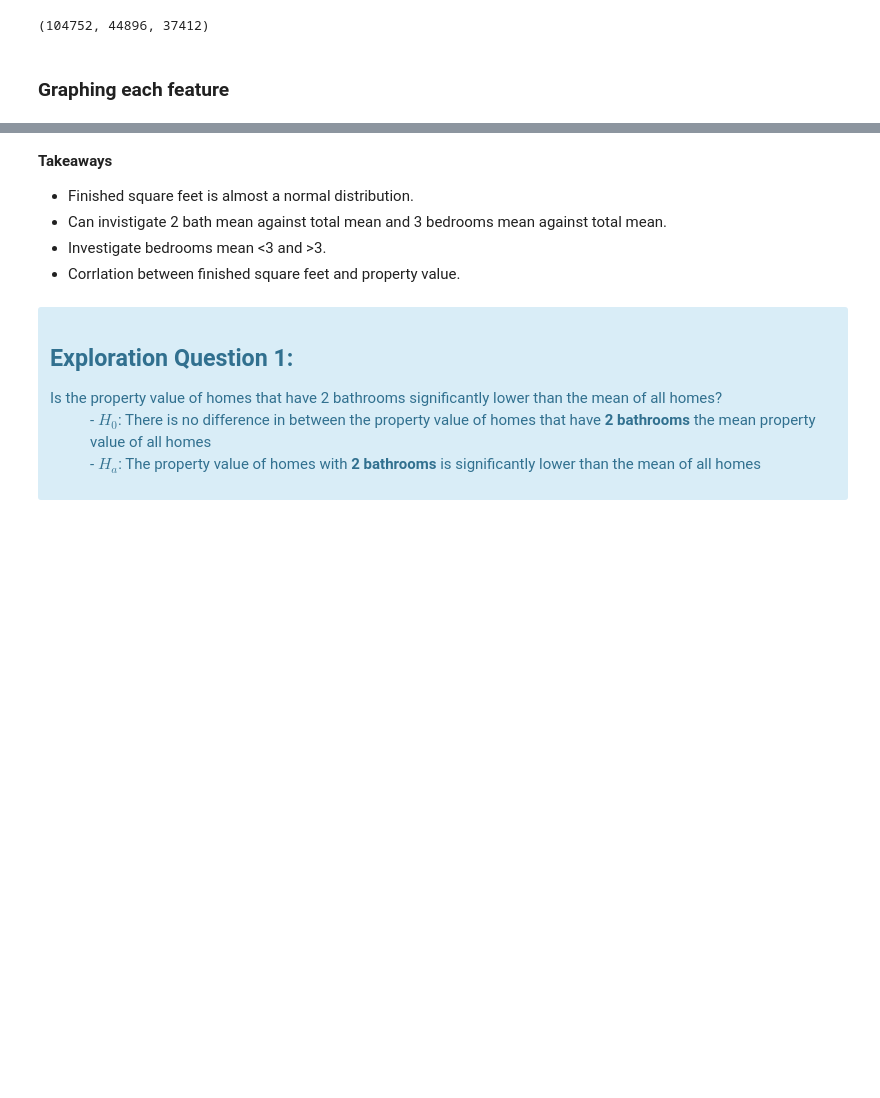
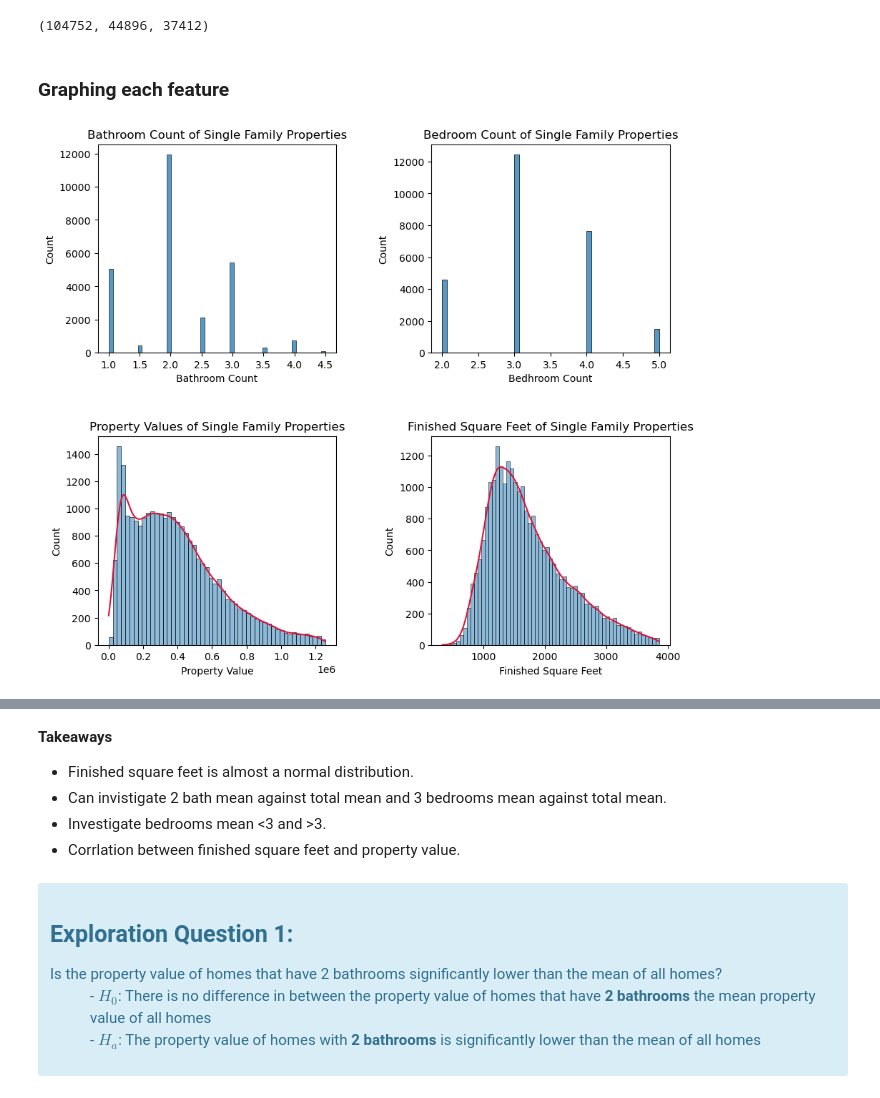
Before and after one commit to Andy-Jensen/Zillow-Project, a Jupyter notebook: explore.ipynb, the cells around one changed output, grey strips where cells are left out. Saved outputs shown, nothing was run; the diff lists cells and outputs as text; code cells hidden in the pictures; blank space fills up the shorter version.

```diff
--- a/explore.ipynb
+++ b/explore.ipynb
@@ -86,5 +86,51 @@ train.size, val.size, test.size
 (104752, 44896, 37412)
 # %% [markdown]
 ### Graphing each feature
+# %%
+def feature_graphs(train):
+    '''
+    first subplot of bathroom count
+    '''
+    plt.figure(figsize=(10,5))
+    plt.subplot(221)
+    sns.histplot(x=train['bath_count'], data=train)
+    plt.title('Bathroom Count of Single Family Properties')
+    plt.xlabel('Bathroom Count')
+    '''
+    second subplot of bedroom count
+    '''
+    plt.subplot(222)
+    sns.histplot(x=train['bed_count'], data=train)
+    plt.title('Bedroom Count of Single Family Properties')
+    plt.xlabel('Bedhroom Count')
+    '''
+    third subplot of property value
+    '''
+    plt.subplot(223)
+    ax = sns.histplot(x=train['property_value'], data=train, kde=True)
+    ax.lines[0].set_color('crimson')
+    plt.title('Property Values of Single Family Properties')
+    plt.xlabel('Property Value')
+    '''
+    fourth subplot of finished square feet
+    '''
+    plt.subplot(224)
+    ax = sns.histplot(x=train['finished_sq_ft'], data=train, kde=True)
+    ax.lines[0].set_color('crimson')
+    plt.title('Finished Square Feet of Single Family Properties')
+    plt.xlabel('Finished Square Feet')
+    '''
+    adjusting the spacing between the subplots
+    '''
+    plt.subplots_adjust(left=0.1,
+                    bottom=0.1,
+                    right=0.9,
+                    top=1.5,
+                    wspace=0.4,
+                    hspace=0.4)
+# %%
+feature_graphs(train)
+# %% [output]
+[figure, added]
 # %%
 #function to preview graphs for each feature
```
Also changed, not shown: parts of 2 cells of this notebook, 2 other files.
